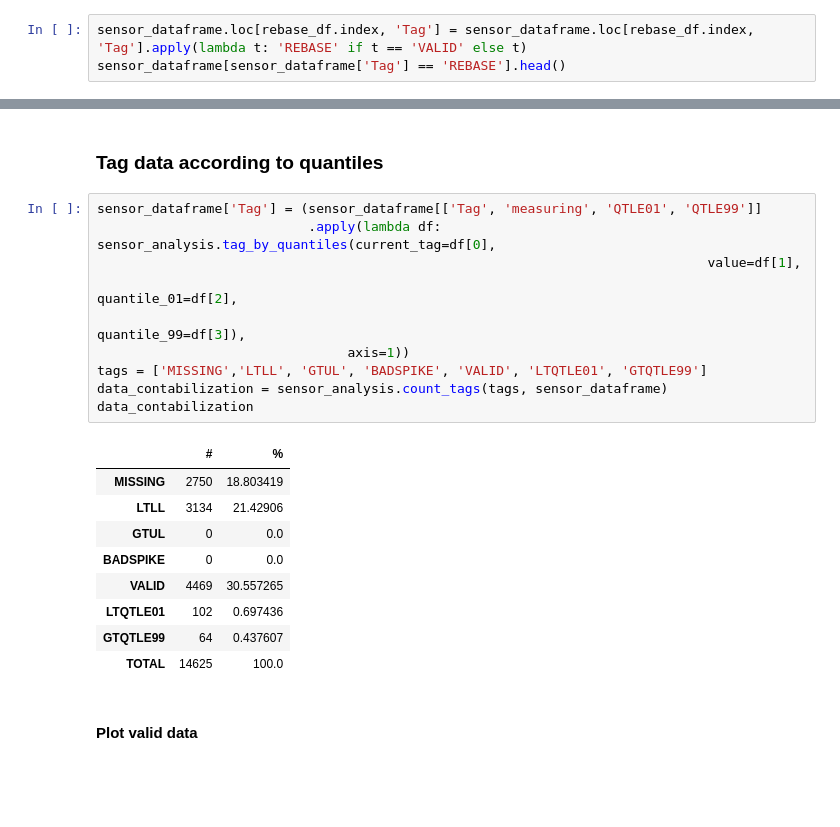
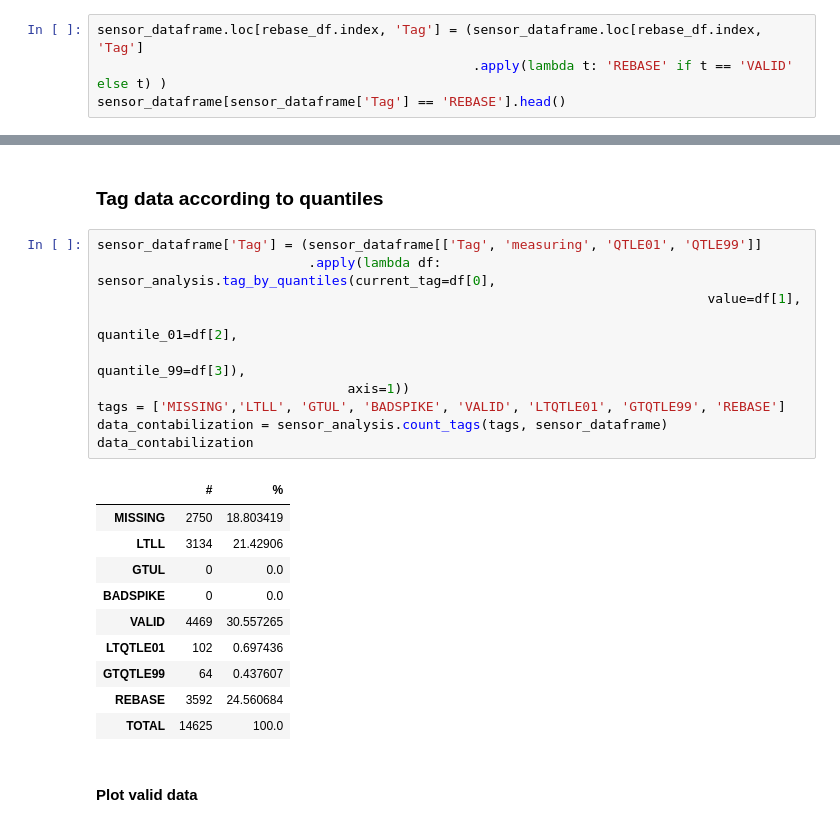
Before and after one commit to campofernando/lcqar-low-cost-monit-proc, a Jupyter notebook: data-pre-processing/O3_1-field-data-treatment-Diamante.ipynb, the cells around one changed output, grey strips where cells are left out. Cells and saved outputs as stored; diff of their text form; blank space fills up the shorter version.

Commit message:
Prepare data for O3 sensor analysis

```diff
--- a/data-pre-processing/O3_1-field-data-treatment-Diamante.ipynb
+++ b/data-pre-processing/O3_1-field-data-treatment-Diamante.ipynb
@@ -232,7 +232,8 @@ rebase_df = rebase_df + sensor_dataframe[change_point_index[8]:change_point_inde
 # %% [markdown]
 #### Tag dataframe with changepoints
 # %%
-sensor_dataframe.loc[rebase_df.index, 'Tag'] = sensor_dataframe.loc[rebase_df.index, 'Tag'].apply(lambda t: 'REBASE' if t == 'VALID' else t)
+sensor_dataframe.loc[rebase_df.index, 'Tag'] = (sensor_dataframe.loc[rebase_df.index, 'Tag']
+                                                .apply(lambda t: 'REBASE' if t == 'VALID' else t) )
 sensor_dataframe[sensor_dataframe['Tag'] == 'REBASE'].head()
 # %% [output]
 |  | latitude | longitude | measuring | raw measuring | Hour | value | Tag | UPPER LIMIT | LOWER LIMIT | ... |
@@ -314,22 +315,23 @@ sensor_dataframe[sensor_dataframe['Tag'] == 'VALID'][['measuring', 'QTLE01', 'QT
 # %%
 sensor_dataframe['Tag'] = (sensor_dataframe[['Tag', 'measuring', 'QTLE01', 'QTLE99']]
                            .apply(lambda df: sensor_analysis.tag_by_quantiles(current_tag=df[0],
                                                                               value=df[1],
                                                                               quantile_01=df[2],
                                                                               quantile_99=df[3]),
                                 axis=1))
-tags = ['MISSING','LTLL', 'GTUL', 'BADSPIKE', 'VALID', 'LTQTLE01', 'GTQTLE99']
+tags = ['MISSING','LTLL', 'GTUL', 'BADSPIKE', 'VALID', 'LTQTLE01', 'GTQTLE99', 'REBASE']
 data_contabilization = sensor_analysis.count_tags(tags, sensor_dataframe)
 data_contabilization
 # %% [output]
 |  | # | % |
 | MISSING | 2750 | 18.803419 |
 | LTLL | 3134 | 21.42906 |
 | GTUL | 0 | 0.0 |
 | BADSPIKE | 0 | 0.0 |
 | VALID | 4469 | 30.557265 |
 | LTQTLE01 | 102 | 0.697436 |
 | GTQTLE99 | 64 | 0.437607 |
+| REBASE | 3592 | 24.560684 |
 | TOTAL | 14625 | 100.0 |
 # %% [markdown]
 #### Plot valid data
```
Also changed, not shown: 29 other files.
